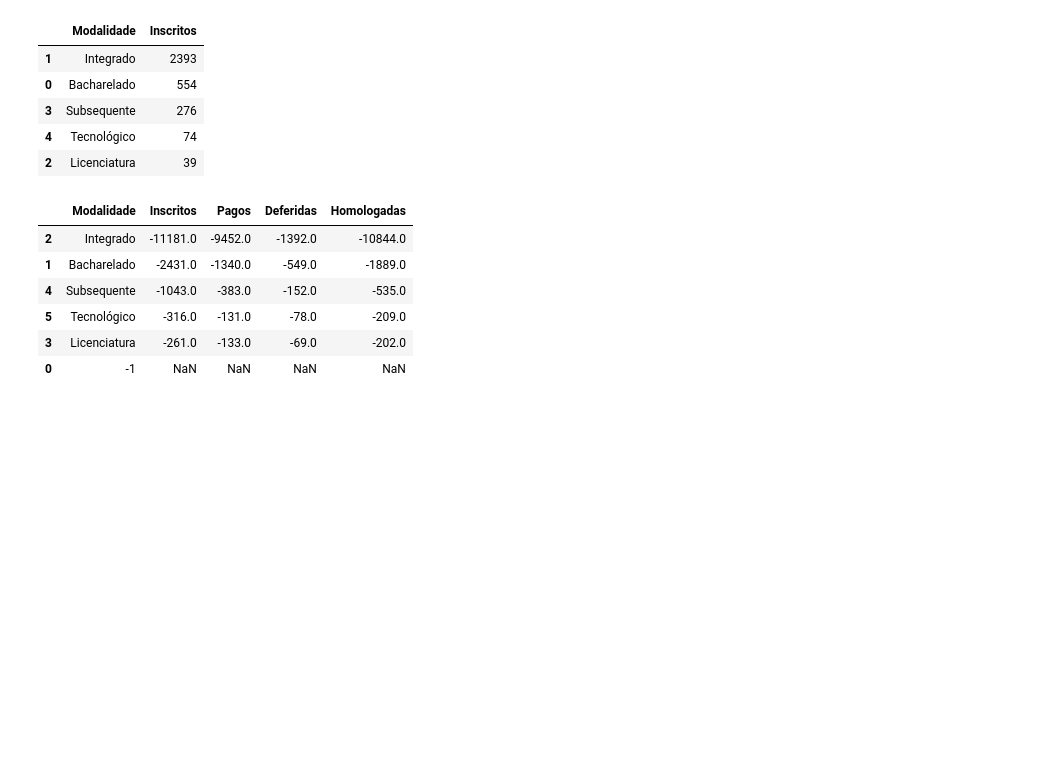
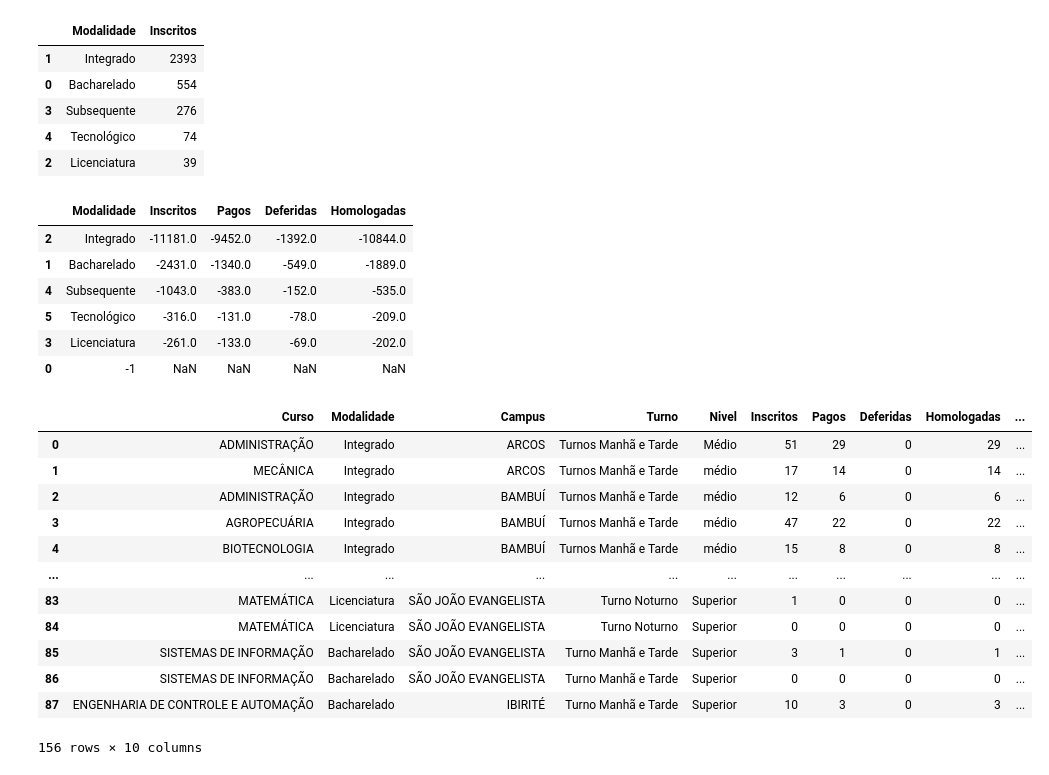
Before and after one commit to lucianovilasboas/vestibular2025, a Jupyter notebook: testes.ipynb, the cells around one changed output. Saved outputs shown, nothing was run; the diff lists cells and outputs as text; code cells hidden in the pictures; blank space fills up the shorter version.

```diff
--- a/testes.ipynb
+++ b/testes.ipynb
@@ -120,3 +120,19 @@ diff(dfAll2024,dfAll2025, "Modalidade")
 | 5 | Tecnológico | -316.0 | -131.0 | -78.0 | -209.0 |
 | 3 | Licenciatura | -261.0 | -133.0 | -69.0 | -202.0 |
 | 0 | -1 | NaN | NaN | NaN | NaN |
+# %%
+dfAll2025
+# %% [output]
+|  | Curso | Modalidade | Campus | Turno | Nivel | Inscritos | Pagos | Deferidas | Homologadas | ... |
+| 0 | ADMINISTRAÇÃO | Integrado | ARCOS | Turnos Manhã e Tarde | Médio | 51 | 29 | 0 | 29 | ... |
+| 1 | MECÂNICA | Integrado | ARCOS | Turnos Manhã e Tarde | médio | 17 | 14 | 0 | 14 | ... |
+| 2 | ADMINISTRAÇÃO | Integrado | BAMBUÍ | Turnos Manhã e Tarde | médio | 12 | 6 | 0 | 6 | ... |
+| 3 | AGROPECUÁRIA | Integrado | BAMBUÍ | Turnos Manhã e Tarde | médio | 47 | 22 | 0 | 22 | ... |
+| 4 | BIOTECNOLOGIA | Integrado | BAMBUÍ | Turnos Manhã e Tarde | médio | 15 | 8 | 0 | 8 | ... |
+| ... | ... | ... | ... | ... | ... | ... | ... | ... | ... | ... |
+| 83 | MATEMÁTICA | Licenciatura | SÃO JOÃO EVANGELISTA | Turno Noturno | Superior | 1 | 0 | 0 | 0 | ... |
+| 84 | MATEMÁTICA | Licenciatura | SÃO JOÃO EVANGELISTA | Turno Noturno | Superior | 0 | 0 | 0 | 0 | ... |
+| 85 | SISTEMAS DE INFORMAÇÃO | Bacharelado | SÃO JOÃO EVANGELISTA | Turno Manhã e Tarde | Superior | 3 | 1 | 0 | 1 | ... |
+| 86 | SISTEMAS DE INFORMAÇÃO | Bacharelado | SÃO JOÃO EVANGELISTA | Turno Manhã e Tarde | Superior | 0 | 0 | 0 | 0 | ... |
+| 87 | ENGENHARIA DE CONTROLE E AUTOMAÇÃO | Bacharelado | IBIRITÉ | Turno Manhã e Tarde | Superior | 10 | 3 | 0 | 3 | ... |
+156 rows × 10 columns
```
Also changed, not shown: parts of 2 cells of this notebook, 2 other files.
